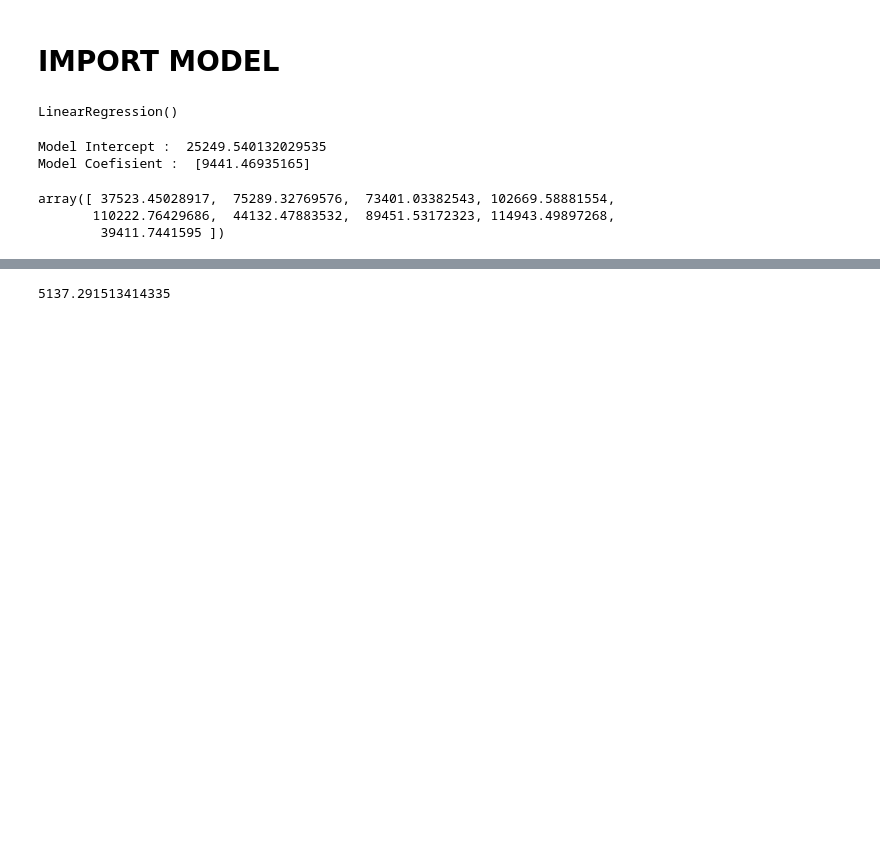
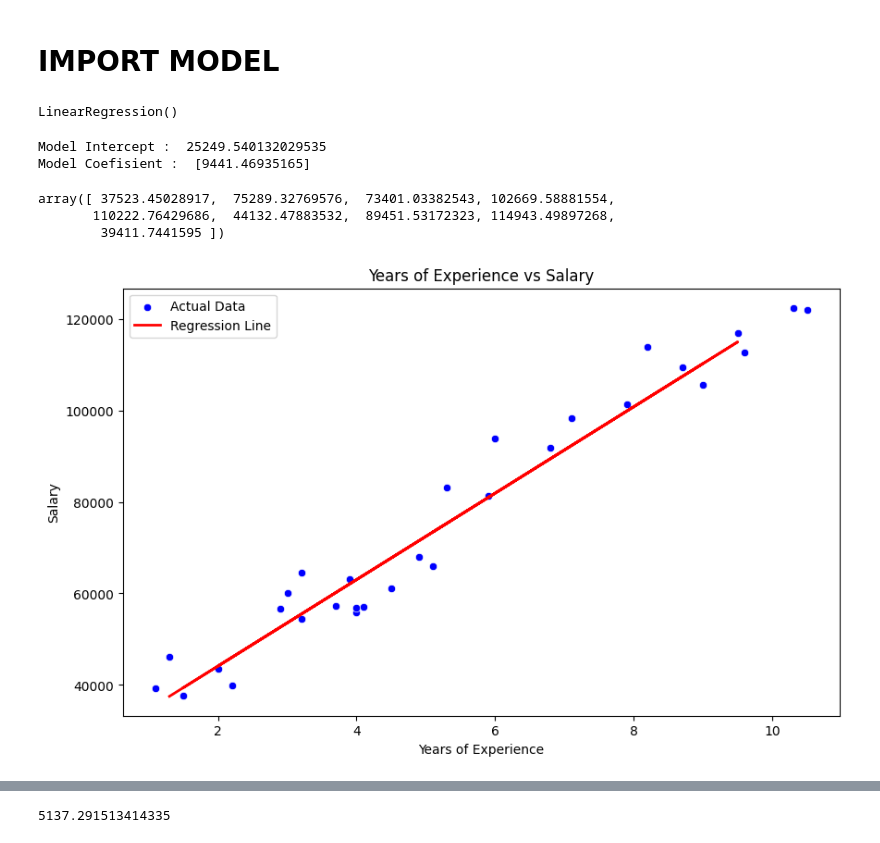
Before and after one commit to kuuntakiintee/Linear_Regression, a Jupyter notebook: linear_regression.ipynb, the cells around one changed output, grey strips where cells are left out. Cells and saved outputs as stored; diff of their text form; code cells hidden in the pictures; blank space fills up the shorter version.

```diff
--- a/linear_regression.ipynb
+++ b/linear_regression.ipynb
@@ -165,3 +187,14 @@ y_pred
 array([ 37523.45028917,  75289.32769576,  73401.03382543, 102669.58881554,
        110222.76429686,  44132.47883532,  89451.53172323, 114943.49897268,
         39411.7441595 ])
+# %%
+plt.figure(figsize=(10, 6))
+sns.scatterplot(data=df, x='YearsExperience', y='Salary', color='blue', label='Actual Data')
+plt.plot(x_test, y_pred, color='red', linewidth=2, label='Regression Line')
+plt.title('Years of Experience vs Salary')
+plt.xlabel('Years of Experience')
+plt.ylabel('Salary')
+plt.legend()
+plt.show()
+# %% [output]
+[figure, added]
```
Also changed, not shown: parts of 11 cells of this notebook.
